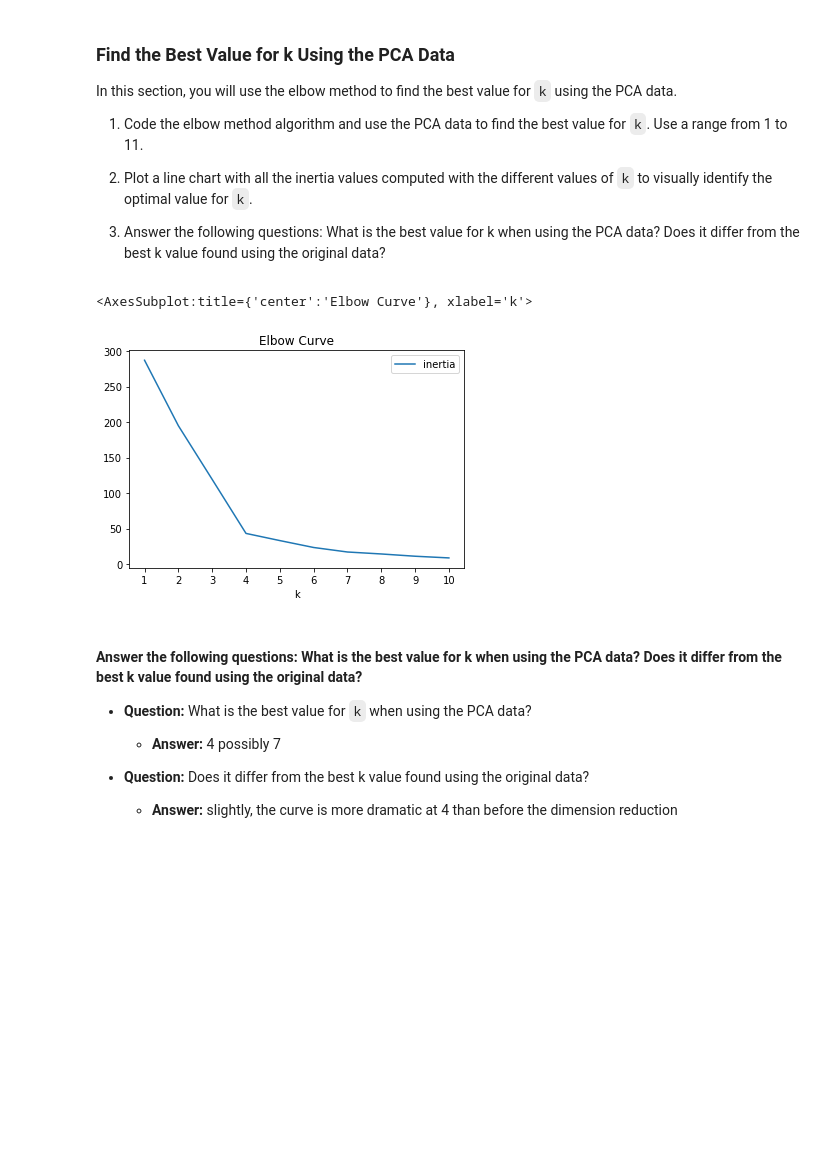
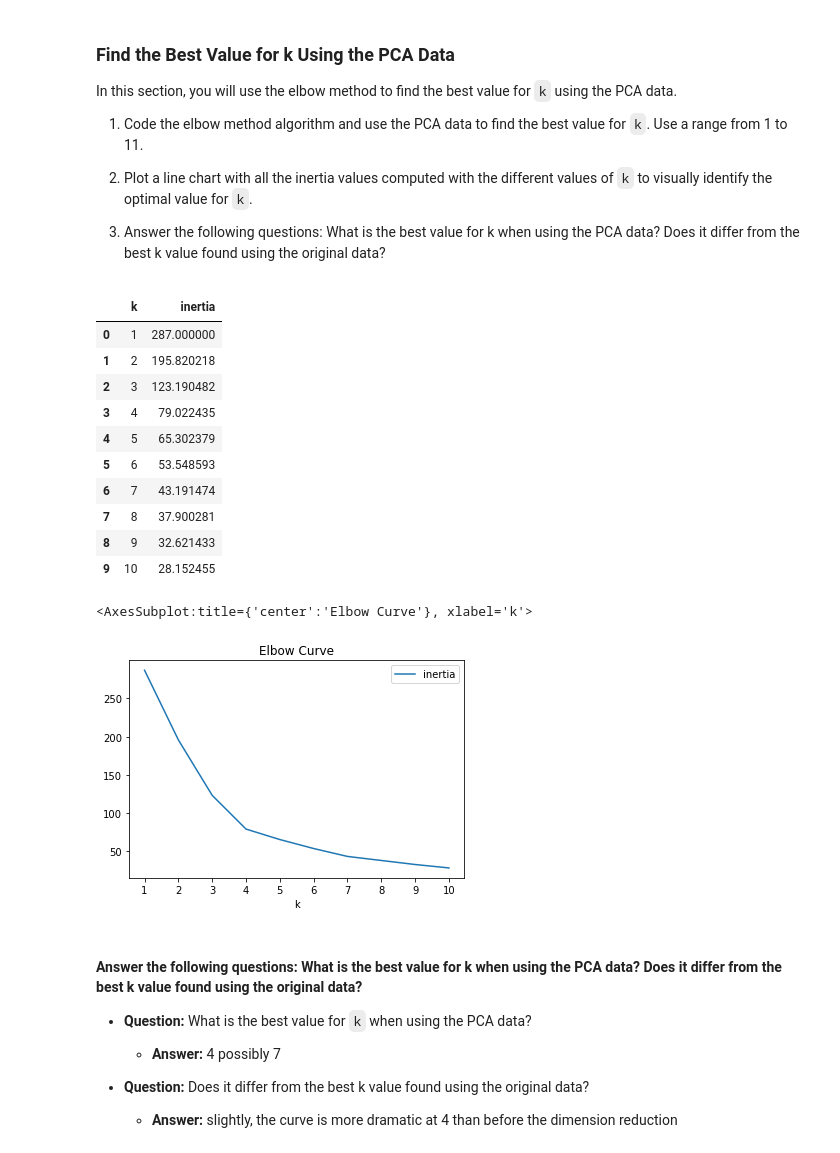
Before and after one commit to scottslusher/Crypto-Advisor, a Jupyter notebook: crypto_investments.ipynb, the cells around one changed output. Cells and saved outputs as stored; diff of their text form; code cells hidden in the pictures; blank space fills up the shorter version.

```diff
--- a/crypto_investments.ipynb
+++ b/crypto_investments.ipynb
@@ -338,7 +352,21 @@ df_elbow = pd.DataFrame(df_elbow)
+# %%
+df_elbow_pca
+# %% [output]
+|  | k | inertia |
+| 0 | 1 | 287.000000 |
+| 1 | 2 | 195.820218 |
+| 2 | 3 | 123.190482 |
+| 3 | 4 | 79.022435 |
+| 4 | 5 | 65.302379 |
+| 5 | 6 | 53.548593 |
+| 6 | 7 | 43.191474 |
+| 7 | 8 | 37.900281 |
+| 8 | 9 | 32.621433 |
+| 9 | 10 | 28.152455 |
 # %%
 # Plot a line chart with all the inertia values computed with
 # the different values of k to visually identify the optimal value for k.
-df_elbow.plot(
+df_elbow_pca.plot(
     x='k',
     y='inertia',
     title='Elbow Curve',
@@ -346,7 +374,7 @@ df_elbow.plot(
 )
 # %% [output]
 <AxesSubplot:title={'center':'Elbow Curve'}, xlabel='k'>
-[figure, old version]
+[figure, new version]
 # %% [markdown]
 #### Answer the following questions: What is the best value for k when using the PCA data? Does it differ from the best k value found using the original data?
 * **Question:** What is the best value for `k` when using the PCA data?
```
Also changed, not shown: parts of 11 cells of this notebook.
